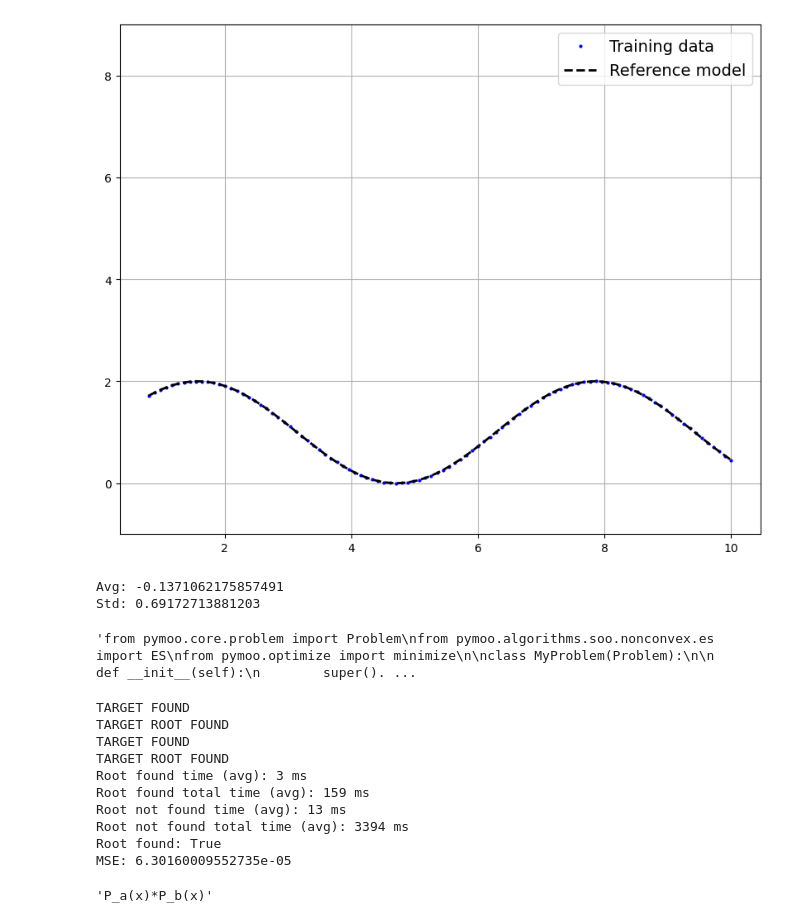
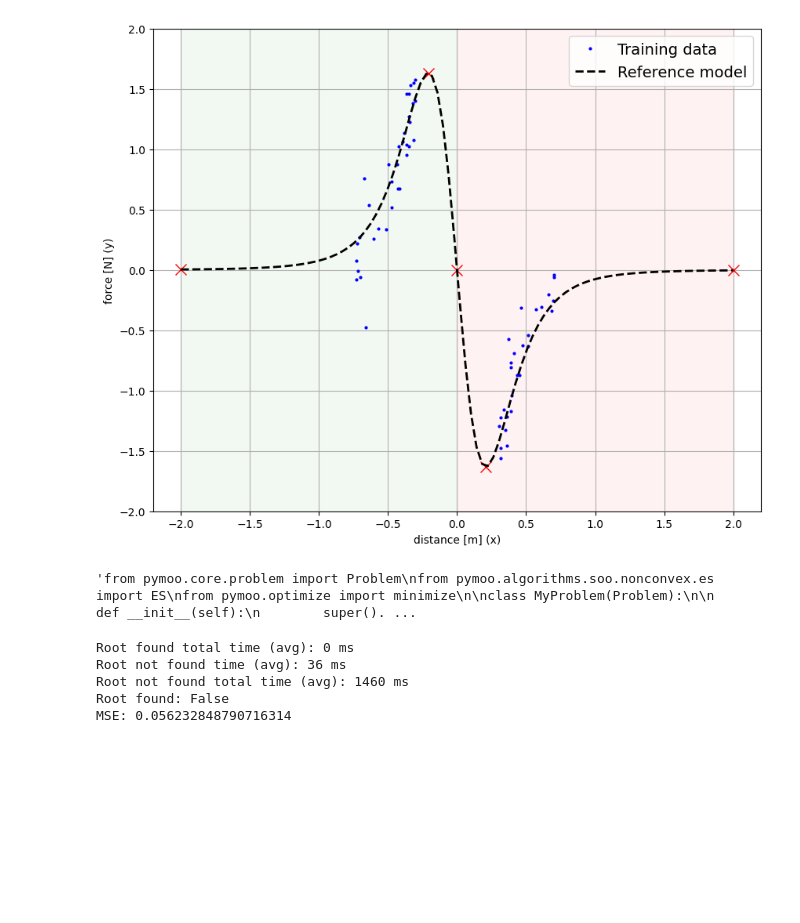
Before and after one commit to AgostinoRizzo/genpro, a Jupyter notebook: tree-search.ipynb, the cells around one changed output. Drawn from its saved outputs; the diff is of its cells as text; code cells hidden in the pictures; blank space fills up the shorter version.

```diff
--- a/tree-search.ipynb
+++ b/tree-search.ipynb
@@ -5,17 +6,16 @@ import tree_search
 import sympy
 sympy.init_printing()
 # %%
-S = dataset.MockDataset()
-S.sample(size=100, noise=0.0, mesh=True)
+S = dataset.MagmanDatasetScaled()
+#S.sample(size=500, noise=0.05, mesh=False)
+S.load('data/magman.csv')
+S.erase(-0.3, 0.3)
 S.plot()
 # %% [output]
-[figure, old version]
+[figure, new version]
 # %%
-avg, std = tree_search.compute_smoothness(S)
-print(f"Avg: {avg}\nStd: {std}")
+#avg, std = tree_search.compute_smoothness(S)
+#print(f"Avg: {avg}\nStd: {std}")
-# %% [output]
-Avg: -0.1371062175857491
-Std: 0.69172713881203
 # %%
 """from pymoo.core.problem import Problem
 from pymoo.algorithms.soo.nonconvex.es import ES
@@ -66,22 +66,16 @@ print("___SOLUTION___")
 print(alphas)
 print(betas)"""
 
-stree, Y, inter_points, mse, root_found = tree_search.infer_syntaxtree(S, max_degree=4, max_degree_inner=1, max_depth=3, trials=100)
+stree, coeffs, Y, inter_points, mse, root_found = tree_search.infer_syntaxtree(S, max_degree=6, max_degree_inner=1, max_depth=3, trials=10)
 print(f"Root found: {root_found}")
 print(f"MSE: {mse}")
-stree.tostring()
+if stree is not None: stree.tostring()
 # %% [output]
-TARGET FOUND
-TARGET ROOT FOUND
-TARGET FOUND
-TARGET ROOT FOUND
-Root found time (avg): 3 ms
-Root found total time (avg): 159 ms
-Root not found time (avg): 13 ms
-Root not found total time (avg): 3394 ms
-Root found: True
-MSE: 6.30160009552735e-05
+Root found total time (avg): 0 ms
+Root not found time (avg): 36 ms
+Root not found total time (avg): 1460 ms
+Root found: False
+MSE: 0.056232848790716314
-'P_a(x)*P_b(x)'
 # %%
 sympy.parse_expr(stree.tostring(), evaluate=False)
 # %% [output]
```
Also changed, not shown: parts of 3 cells of this notebook, 1 other file.
